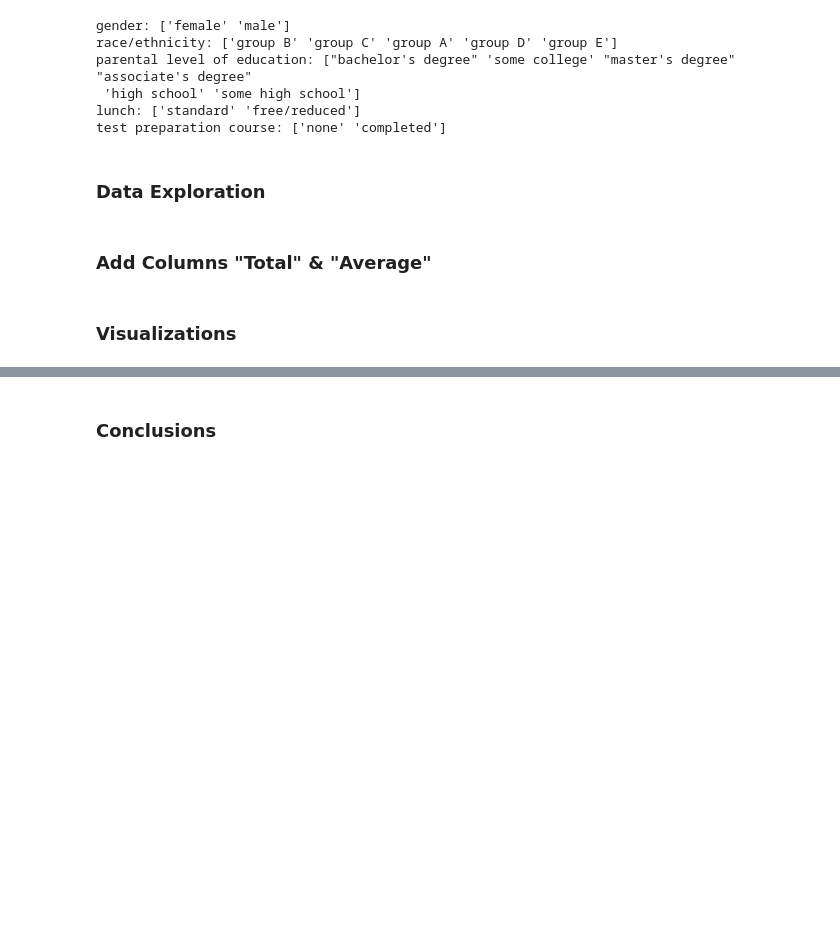
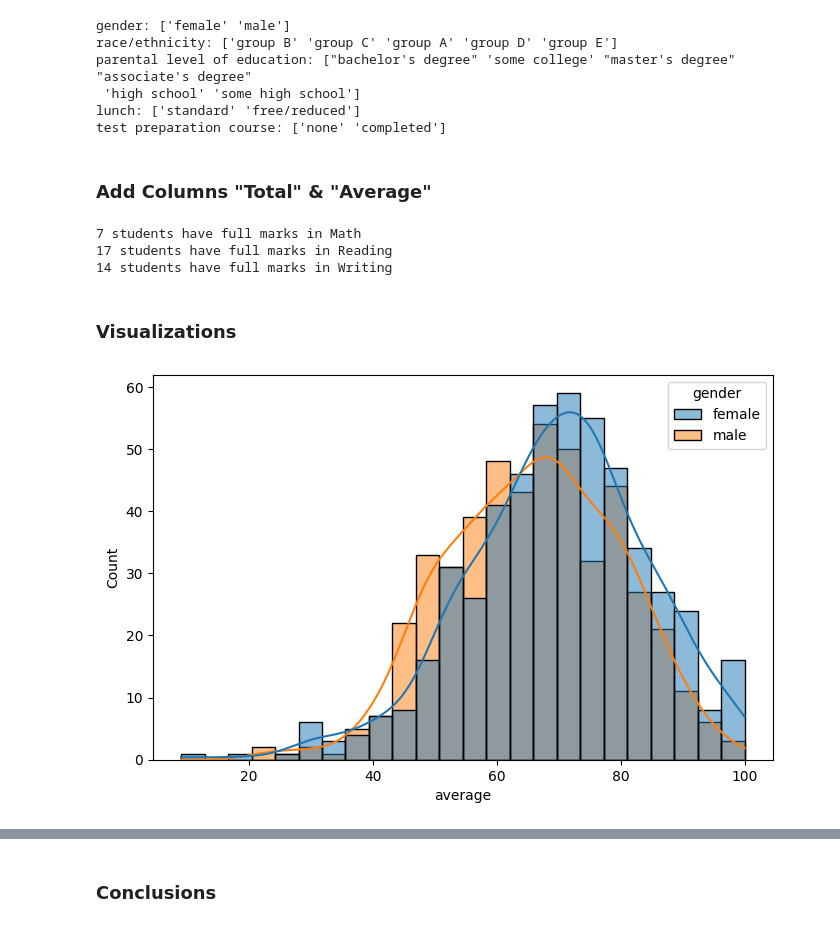
Before and after one commit to Emeryli/MachineLearningProject, a Jupyter notebook: notebook/EDA.ipynb, the cells around one changed output, grey strips where cells are left out. Drawn from its saved outputs; the diff is of its cells as text; code cells hidden in the pictures; blank space fills up the shorter version.

Commit message:
Added 'total' and 'average' columns; Completed histograms and violinplots analysis

```diff
--- a/notebook/EDA.ipynb
+++ b/notebook/EDA.ipynb
@@ -141,9 +141,30 @@ parental level of education: ["bachelor's degree" 'some college' "master's degre
  'high school' 'some high school']
 lunch: ['standard' 'free/reduced']
 test preparation course: ['none' 'completed']
-# %% [markdown]
-### Data Exploration
 # %% [markdown]
 ### Add Columns "Total" & "Average"
+# %%
+# Add Total and Average columns
+df['total']= df['math score'] + df['reading score'] + df['writing score']
+df['average'] = (df['Total'] / 3).round(1)
+# %%
+math_full = df[df['math score'] == 100]['average'].count()
+reading_full = df[df['reading score'] == 100]['average'].count()
+writing_full = df[df['writing score'] == 100]['average'].count()
+
+print(f"{math_full} students have full marks in Math")
+print(f"{reading_full} students have full marks in Reading")
+print(f"{writing_full} students have full marks in Writing")
+# %% [output]
+7 students have full marks in Math
+17 students have full marks in Reading
+14 students have full marks in Writing
 # %% [markdown]
 ### Visualizations
+# %%
+# Create a histogram to determine if gender affects average
+fig1, axs1 = plt.subplots(1,1,figsize=(8,5))
+sns.histplot(data=df, x='average', kde=True, hue='gender')
+plt.show()
+# %% [output]
+[figure, added]
```
Also changed, not shown: parts of 11 cells of this notebook.
